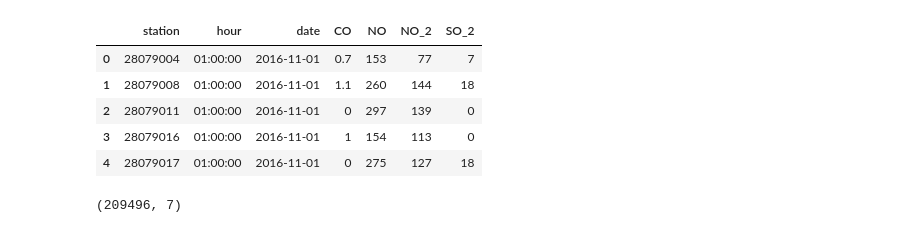
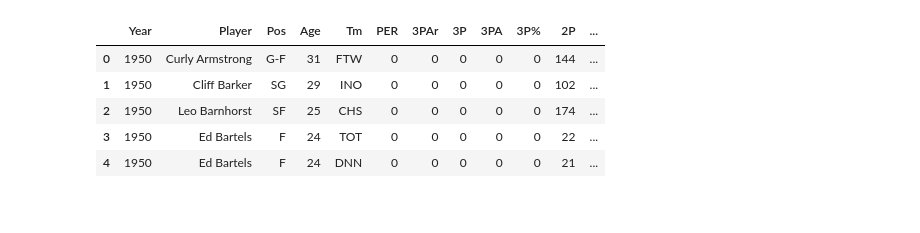
Before and after one commit to Mrueda1992/pipelines-project, a Jupyter notebook: pipelines-project/clean.py.ipynb, the cells around one changed output. Saved outputs shown, nothing was run; the diff lists cells and outputs as text; code cells hidden in the pictures.

```diff
--- a/pipelines-project/clean.py.ipynb
+++ b/pipelines-project/clean.py.ipynb
@@ -3,5 +5,8 @@ import pandas as pd
 # %%
-read_csv = pd.read_csv('madrid_2016.csv')
+read_csv = pd.read_csv('nba-stats.csv')
 data = pd.DataFrame(read_csv)
 data.head()
+data.shape
+data.columns
+#data.isnull().sum()
 # %% [output]
@@ -55,17 +20,14 @@ data.head(10)
-# %%
-#limpiamos nulos
-data.fillna("0").head()
-# %% [output]
-|  | station | hour | date | CO | NO | NO_2 | SO_2 |
-| 0 | 28079004 | 01:00:00 | 2016-11-01 | 0.7 | 153 | 77 | 7 |
-| 1 | 28079008 | 01:00:00 | 2016-11-01 | 1.1 | 260 | 144 | 18 |
-| 2 | 28079011 | 01:00:00 | 2016-11-01 | 0 | 297 | 139 | 0 |
-| 3 | 28079016 | 01:00:00 | 2016-11-01 | 1 | 154 | 113 | 0 |
-| 4 | 28079017 | 01:00:00 | 2016-11-01 | 0 | 275 | 127 | 18 |
-# %%
-#ahora queremos quedarnos con aquellos valores que superan los umbrales
-#de contaminación establecidos (CO >= 10, NO >= 30, NO_2 >= 200, SO_2 >= 350)
-
-clean_data = data[]
-# %% [output]
-(209496, 7)
+# %%
+#solo queremos estadísticas de tiro para medir a los mejores tiradores de triples
+df = pd.DataFrame()
+df = data[['Year','Player','Pos','Age','Tm','PER','3PAr','3P', '3PA', '3P%',
+       '2P', '2PA', '2P%', 'eFG%','PTS']]
+#limpiamos nulos
+df.fillna("0").head()
+# %% [output]
+|  | Year | Player | Pos | Age | Tm | PER | 3PAr | 3P | 3PA | 3P% | 2P | ... |
+| 0 | 1950 | Curly Armstrong | G-F | 31 | FTW | 0 | 0 | 0 | 0 | 0 | 144 | ... |
+| 1 | 1950 | Cliff Barker | SG | 29 | INO | 0 | 0 | 0 | 0 | 0 | 102 | ... |
+| 2 | 1950 | Leo Barnhorst | SF | 25 | CHS | 0 | 0 | 0 | 0 | 0 | 174 | ... |
+| 3 | 1950 | Ed Bartels | F | 24 | TOT | 0 | 0 | 0 | 0 | 0 | 22 | ... |
+| 4 | 1950 | Ed Bartels | F | 24 | DNN | 0 | 0 | 0 | 0 | 0 | 21 | ... |
```
Also changed, not shown: parts of 16 cells of this notebook, 5 other files.
